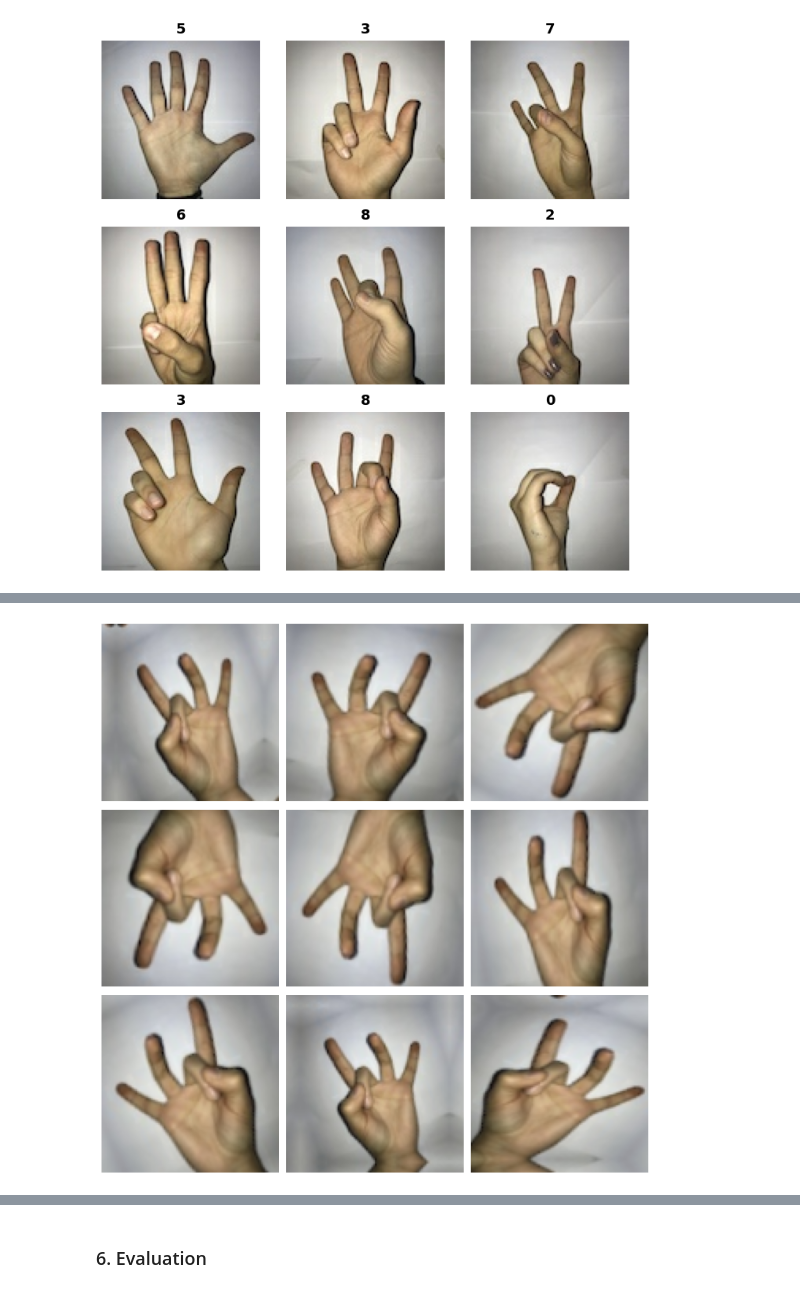
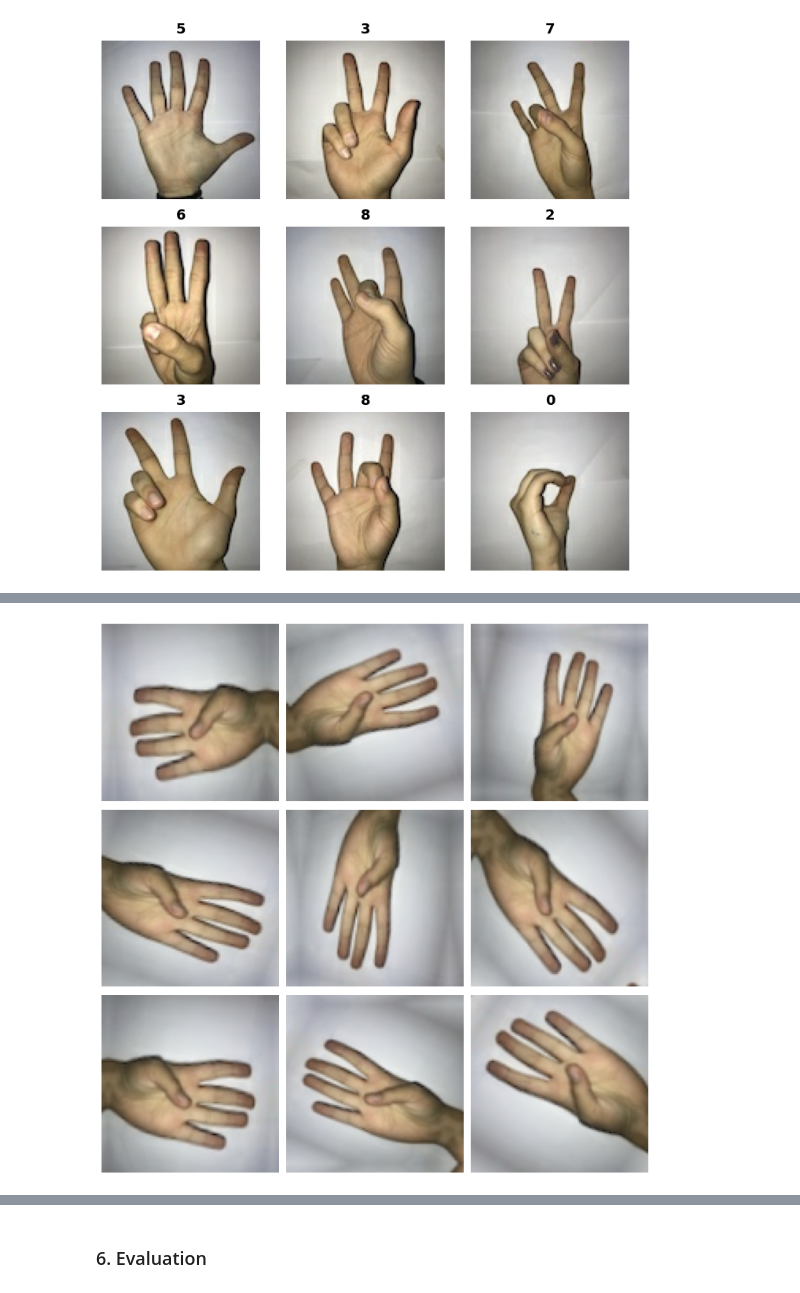
Before and after one commit to m-dziuba/CV-Project---Sign-Language-Digits-Recognition-, a Jupyter notebook: cv_project.ipynb, the cells around one changed output, grey strips where cells are left out. Drawn from its saved outputs; the diff is of its cells as text; code cells hidden in the pictures.

```diff
--- a/cv_project.ipynb
+++ b/cv_project.ipynb
@@ -104,22 +113,22 @@ for images, labels in train_ds.take(1):
 # %%
 data_augmentation = models.Sequential(
        [
               layers.RandomFlip("horizontal"),
               layers.RandomFlip("vertical"),
-              layers.RandomRotation(0.1),
+              layers.RandomRotation(0.3),
               layers.RandomZoom(-0.2, 0.2),
        ]
 )
+
+plt.figure(figsize=(10, 10))
+for images, _ in train_ds.take(1):
+       for i in range(9):
+              augmented_images = data_augmentation(images)
+              ax = plt.subplot(3, 3, i + 1)
+              plt.imshow(augmented_images[0].numpy().astype("uint8"))
+              plt.axis("off")
+# %% [output]
+[figure, added]
-# %%
-plt.figure(figsize=(10, 10))
-for images, _ in train_ds.take(1):
-       for i in range(9):
-              augmented_images = data_augmentation(images)
-              ax = plt.subplot(3, 3, i + 1)
-              plt.imshow(augmented_images[0].numpy().astype("uint8"))
-              plt.axis("off")
-# %% [output]
-[figure, removed]
 # %%
 # Adding buffer for performance
 train_ds = train_ds.prefetch(buffer_size=32)
```
Also changed, not shown: parts of 18 cells of this notebook, 1 other file.
